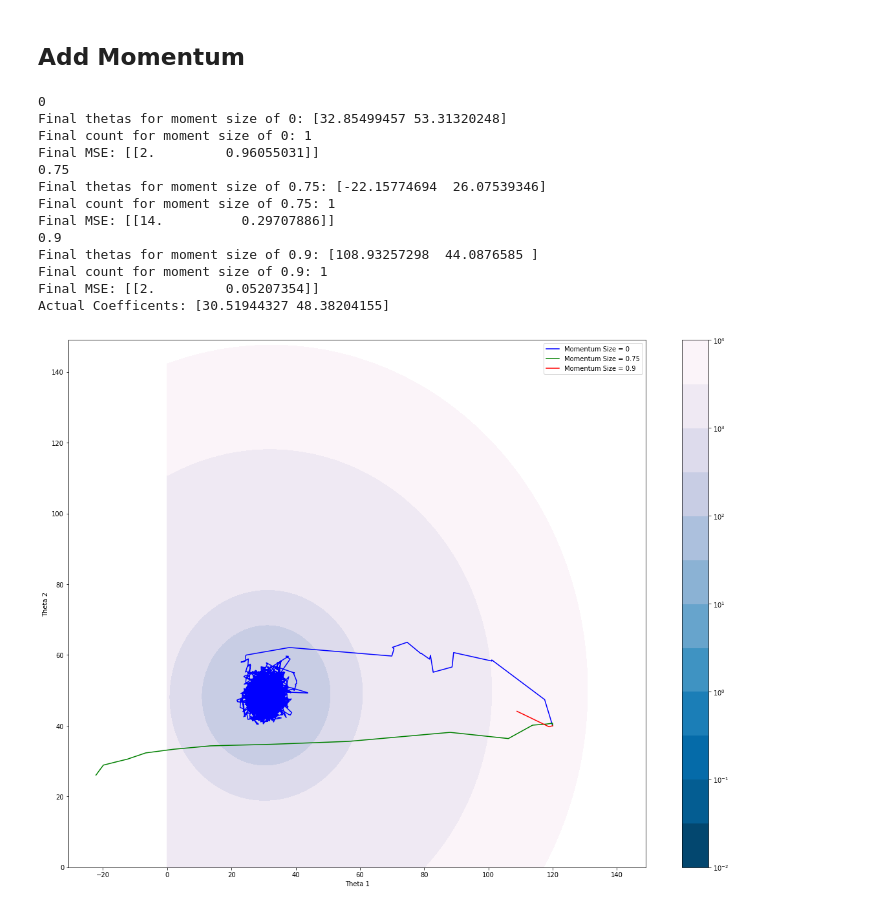
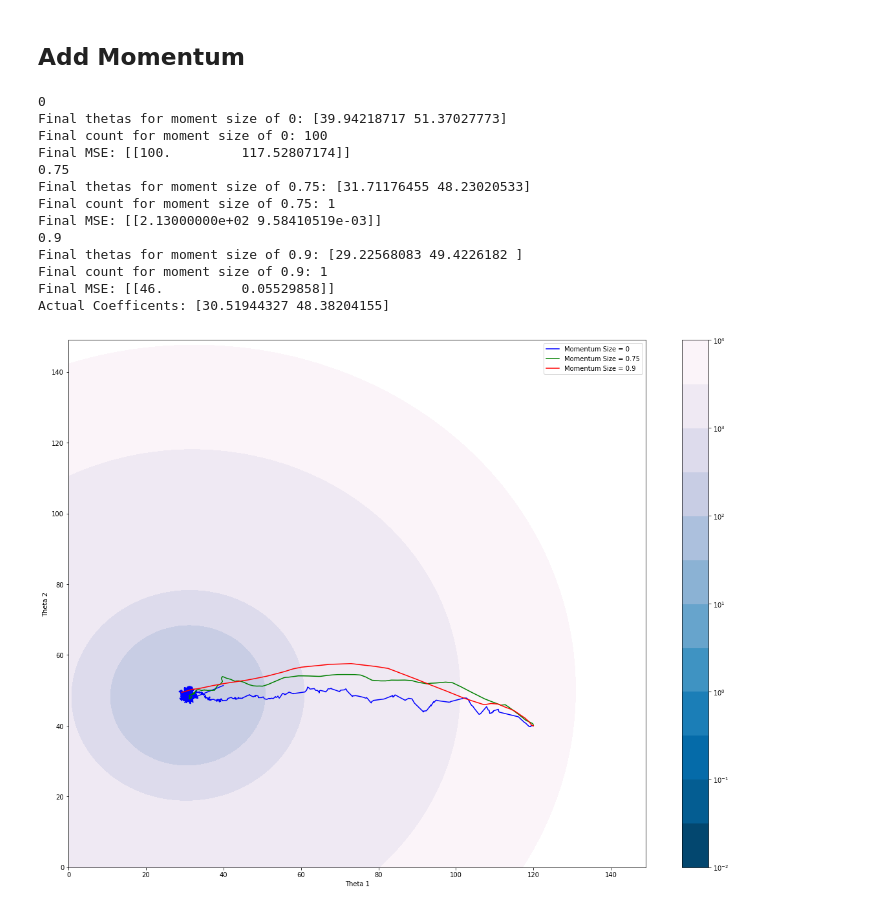
Before and after one commit to robahall/GradDesc, a Jupyter notebook: notebooks/1.0_rah_Gradient_Descent_Algorithims.ipynb, the cells around one changed output. Drawn from its saved outputs; the diff is of its cells as text; code cells hidden in the pictures.

Commit message:
Tested momentum. Works much better when gradient is subtracted from velocity vector then added to weight.

```diff
--- a/notebooks/1.0_rah_Gradient_Descent_Algorithims.ipynb
+++ b/notebooks/1.0_rah_Gradient_Descent_Algorithims.ipynb
@@ -165,43 +165,43 @@ fig, ax = plt.subplots(figsize=(20, 15))
 cs = ax.contourf(x,y,z, levels, locator=ticker.LogLocator(), cmap=cm.PuBu_r)
 
 
-learning = 0.1 #[0.01, 0.1, 0.5]
+learning = 0.01 #[0.01, 0.1, 0.5]
 colors = ['b', 'g', 'r']
 random_start = [np.array([120, 40.]) for i in range(3)]
 epochs = 100
 momentum = [0, 0.75, 0.9]
 count = 0
 
 for c, rs, moment in zip(colors, random_start, momentum):
     theta = rs
     print(moment)
     thetas, MSE, num_epochs = gda.momentum_gd(features, target, theta, learning, epochs, momentum = moment)
     #thetas, MSE = stochastic_gradient_descent(features, target, theta, lr, epochs)
     ax.plot(thetas[:,0],thetas[:,1], c, label='Momentum Size = {}'.format(moment))
     ax.legend()
     print("Final thetas for moment size of {}: {}".format(moment, thetas[-1]))
     print("Final count for moment size of {}: {}".format(moment,  num_epochs))
     print("Final MSE: {}".format(MSE[-1:]))
     count += 1
     if count == len(momentum):
         print("Actual Coefficents: {}".format(coef))
 
 cbar = fig.colorbar(cs)
 plt.xlabel('Theta 1')
 plt.ylabel('Theta 2')
 plt.show()
 # %% [output]
 0
-Final thetas for moment size of 0: [32.85499457 53.31320248]
-Final count for moment size of 0: 1
-Final MSE: [[2.         0.96055031]]
+Final thetas for moment size of 0: [39.94218717 51.37027773]
+Final count for moment size of 0: 100
+Final MSE: [[100.         117.52807174]]
 0.75
-Final thetas for moment size of 0.75: [-22.15774694  26.07539346]
+Final thetas for moment size of 0.75: [31.71176455 48.23020533]
 Final count for moment size of 0.75: 1
-Final MSE: [[14.          0.29707886]]
+Final MSE: [[2.13000000e+02 9.58410519e-03]]
 0.9
-Final thetas for moment size of 0.9: [108.93257298  44.0876585 ]
+Final thetas for moment size of 0.9: [29.22568083 49.4226182 ]
 Final count for moment size of 0.9: 1
-Final MSE: [[2.         0.05207354]]
+Final MSE: [[46.          0.05529858]]
 Actual Coefficents: [30.51944327 48.38204155]
-[figure, old version]
+[figure, new version]
```
